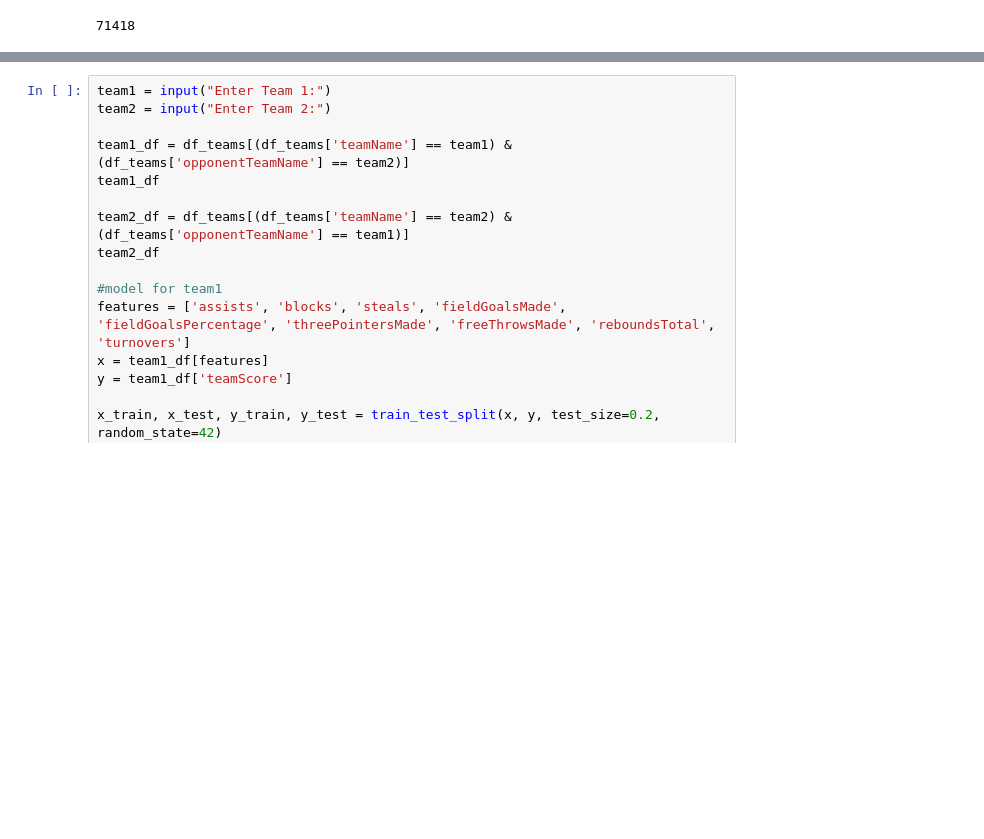
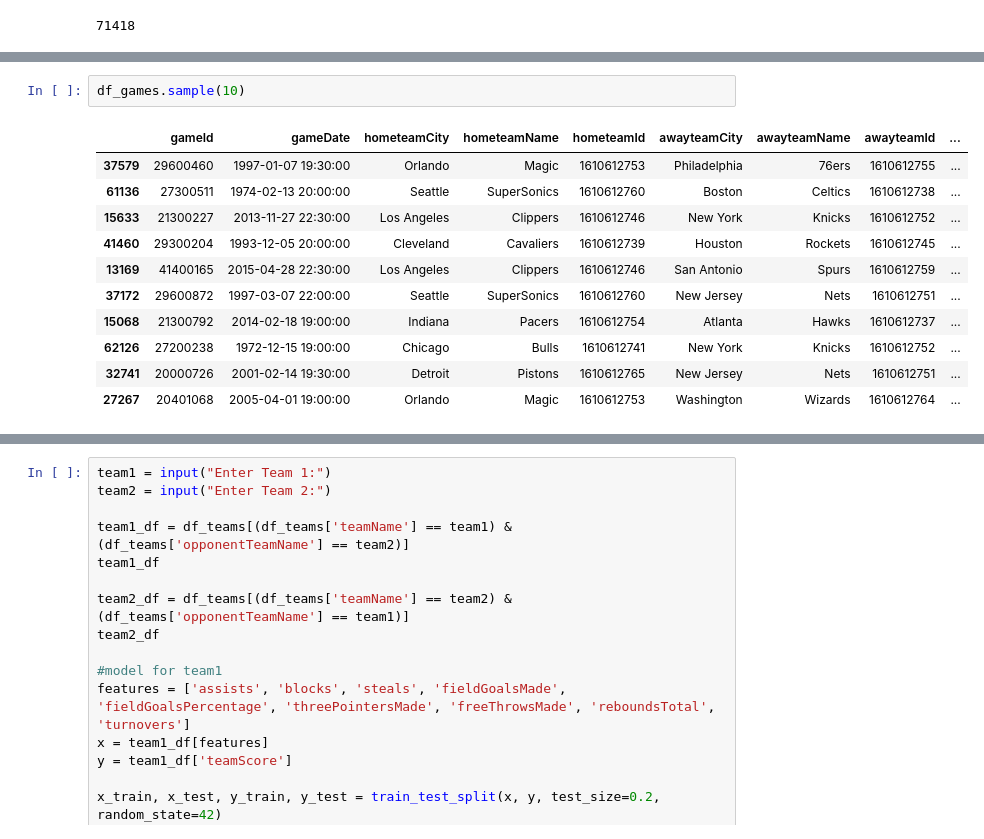
Before and after one commit to pshukl21/CollabProject, a Jupyter notebook: nbaModel.ipynb, the cells around one changed output, grey strips where cells are left out. Drawn from its saved outputs; the diff is of its cells as text; blank space fills up the shorter version.

```diff
--- a/nbaModel.ipynb
+++ b/nbaModel.ipynb
@@ -128,0 +168,14 @@ df_teams_by_year
+# %%
+df_games.sample(10)
+# %% [output]
+|  | gameId | gameDate | hometeamCity | hometeamName | hometeamId | awayteamCity | awayteamName | awayteamId | ... |
+| 37579 | 29600460 | 1997-01-07 19:30:00 | Orlando | Magic | 1610612753 | Philadelphia | 76ers | 1610612755 | ... |
+| 61136 | 27300511 | 1974-02-13 20:00:00 | Seattle | SuperSonics | 1610612760 | Boston | Celtics | 1610612738 | ... |
+| 15633 | 21300227 | 2013-11-27 22:30:00 | Los Angeles | Clippers | 1610612746 | New York | Knicks | 1610612752 | ... |
+| 41460 | 29300204 | 1993-12-05 20:00:00 | Cleveland | Cavaliers | 1610612739 | Houston | Rockets | 1610612745 | ... |
+| 13169 | 41400165 | 2015-04-28 22:30:00 | Los Angeles | Clippers | 1610612746 | San Antonio | Spurs | 1610612759 | ... |
+| 37172 | 29600872 | 1997-03-07 22:00:00 | Seattle | SuperSonics | 1610612760 | New Jersey | Nets | 1610612751 | ... |
+| 15068 | 21300792 | 2014-02-18 19:00:00 | Indiana | Pacers | 1610612754 | Atlanta | Hawks | 1610612737 | ... |
+| 62126 | 27200238 | 1972-12-15 19:00:00 | Chicago | Bulls | 1610612741 | New York | Knicks | 1610612752 | ... |
+| 32741 | 20000726 | 2001-02-14 19:30:00 | Detroit | Pistons | 1610612765 | New Jersey | Nets | 1610612751 | ... |
+| 27267 | 20401068 | 2005-04-01 19:00:00 | Orlando | Magic | 1610612753 | Washington | Wizards | 1610612764 | ... |
```
Also changed, not shown: parts of 12 cells of this notebook.
